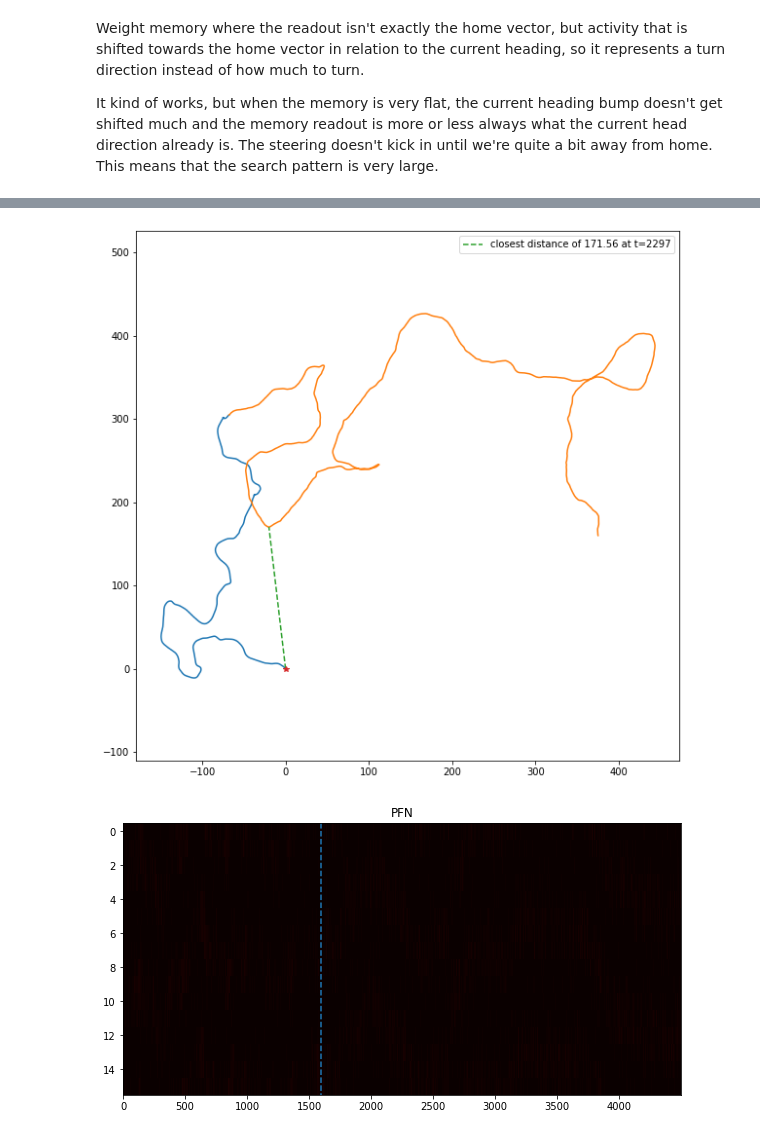
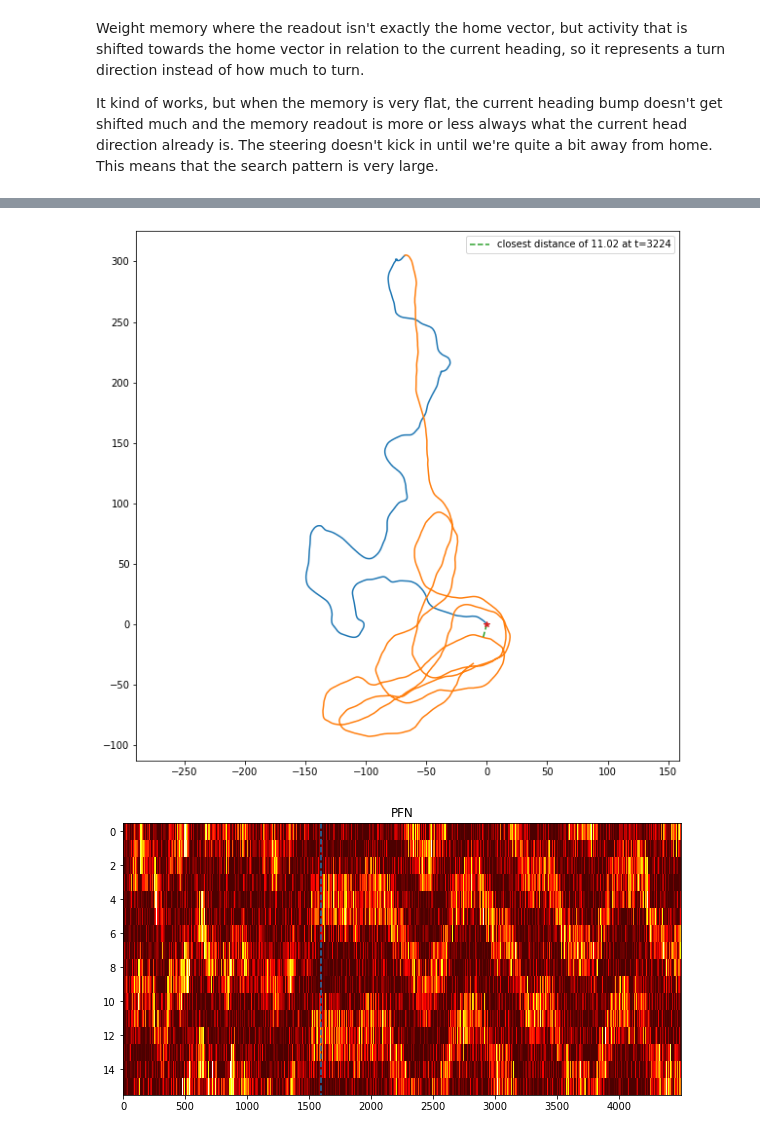
Before and after one commit to nilsceberg/path-integration-memory, a Jupyter notebook: notebooks/ideas/shifted-readout-steering dyes.ipynb, the cells around one changed output, grey strips where cells are left out. Saved outputs shown, nothing was run; the diff lists cells and outputs as text; code cells hidden in the pictures.

Commit message:
notebooks: add experiments that work with regular motor output

```diff
--- a/notebooks/ideas/shifted-readout-steering dyes.ipynb
+++ b/notebooks/ideas/shifted-readout-steering dyes.ipynb
@@ -22,7 +22,7 @@ parameters = {
     "T_inbound": 3000,
     "min_homing_distance": 300,
     "motor_factor": 0.1,
-    "seed": 42,
+    "seed": 44,
     "record": ["memory", "TB1", "Pontine", "motor", "theory", "CPU4"],
     "cx": {
         "type": "dye",
@@ -110,10 +110,11 @@ plt.show()
 # %%
+# NORMAL MOTOR IS GOOD NOW TOO
 parameters = {
     "type": "simulation",
     "T_outbound":1500,
     "T_inbound": 3000,
     "min_homing_distance": 300,
-    "motor_factor": 1,
+    "motor_factor": -0.5,
     "seed": 42,
     "record": ["memory", "TB1", "Pontine", "motor", "theory", "CPU4"],
     "cx": {
@@ -122,12 +123,12 @@ parameters = {
         "params": {
             "noise": 0.1,
             "mem_initial": 0.0,
-            "pfn_weight_factor": 0.25,
-            "phi": 0.000015,
-            "beta": 1e-10,
-            "T_half": 137665775682.21356,
-            "epsilon":1e4,
-            "length": 1e-4,
+            "pfn_weight_factor": 1,
+            "phi": 0.000015, ## unrealistic
+            "beta": 0.1,
+            "T_half": 13766.577568221355,
+            "epsilon":2e5,
+            "length": 1e-3,
             "c_tot": 0.3
         }
     }
@@ -158,38 +159,38 @@ memory = np.array(results.recordings["memory"]["output"]).T
 cpu4 = np.array(results.recordings["CPU4"]["output"]).T
 
 plt.figure(figsize=(10, 5))
-plt.imshow(cpu4, cmap="hot", interpolation="nearest", aspect="auto", norm=clr.Normalize(0, 10))
+plt.imshow(cpu4, cmap="hot", interpolation="nearest", aspect="auto", norm=clr.Normalize(0, 1))
 timeline(T)
 plt.title("PFN")
 
 fig = plt.figure(figsize=(10, 5))
 plt.imshow(weights, cmap="hot", interpolation="nearest", aspect="auto", norm=clr.Normalize(0, 0.3))
 timeline(T)
 timeline(t)
 plt.plot([parameters["T_outbound"], parameters["T_outbound"]], [-0.5, 16-0.5], '-')
 plt.title("weights")
 
 plt.figure(figsize=(10, 5))
-plt.imshow(memory, cmap="hot", interpolation="nearest", aspect="auto", norm=clr.Normalize(0, 100000))
+plt.imshow(memory, cmap="hot", interpolation="nearest", aspect="auto", norm=clr.Normalize(0, 1))
 timeline(T)
 plt.title("memory output")
 
 plt.figure(figsize=(10, 5))
 plt.imshow(weights[:8,:] - weights[8:,:], cmap="hot", interpolation="nearest", aspect="auto", norm=clr.Normalize(-1, 1))
 #timeline(T)
 
 plt.figure(figsize=(10, 5))
 plt.plot(weights[:8, T], "b-", label="weights L")
 plt.plot(weights[8:, T], "b--", label="weights R")
 
 plt.plot(cpu4[:8, T], "g-", label="CPU4 L")
 plt.plot(cpu4[8:, T], "g--", label="CPU4 R")
 
 plt.plot(memory[:8, T], "m-", label="memory L")
 plt.plot(memory[8:, T], "m--", label="memory R")
 
 plt.legend()
 plt.show()
 # %% [output]
-[figure, old version]
+[figure, new version]
-[figure, old version]
+[figure, new version]
```
Also changed, not shown: parts of 3 cells of this notebook.
